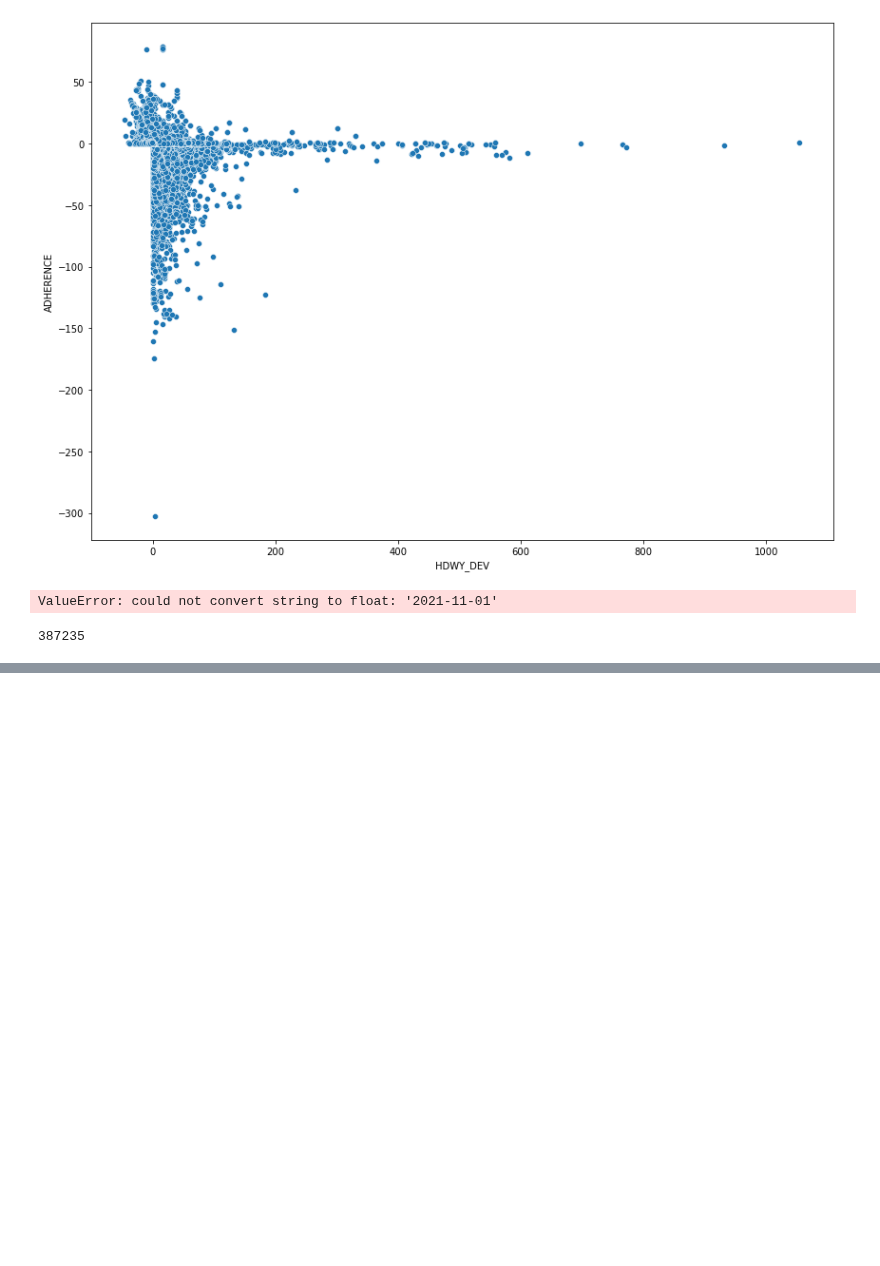
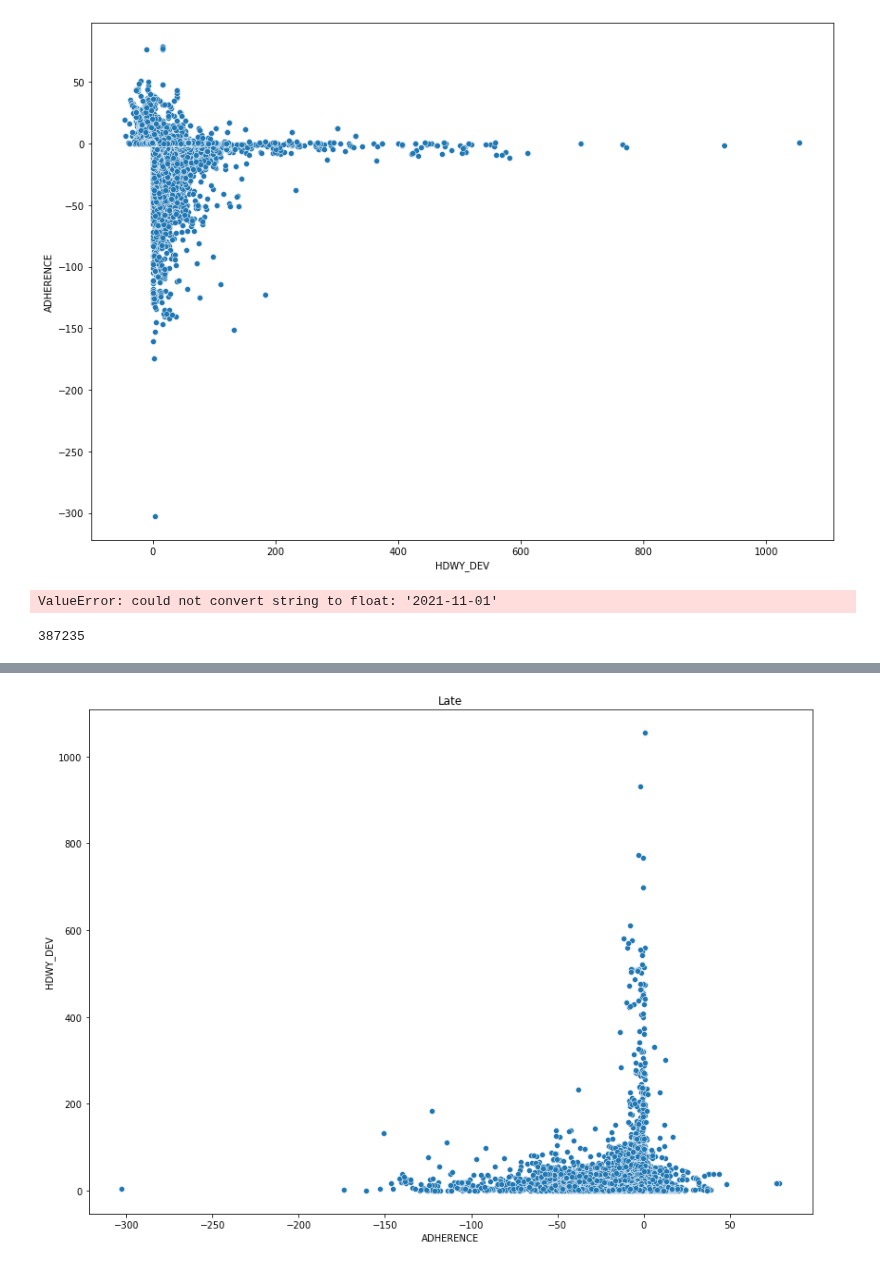
Before and after one commit to NSS-Data-Analytics-Cohort-7/wego-grumpy-concat, a Jupyter notebook: notebooks/grumpy_concat_wego.ipynb, the cells around one changed output, grey strips where cells are left out. Cells and saved outputs as stored; diff of their text form; code cells hidden in the pictures; blank space fills up the shorter version.

Commit message:
Working on correlation visuals

```diff
--- a/notebooks/grumpy_concat_wego.ipynb
+++ b/notebooks/grumpy_concat_wego.ipynb
@@ -729,0 +724,12 @@ late_test.isnull().sum()
+# %%
+late_hdwy=late_in[late_in['HDWY_DEV']>0]
+early_hdwy=late_in[late_in['HDWY_DEV']<0]
+on_time_hdwy=late_in[late_in['HDWY_DEV']==0]
+# %%
+df=late_hdwy
+fig, ax=plt.subplots(figsize=(14,10))
+sns.scatterplot(data=df, x = 'ADHERENCE', y = 'HDWY_DEV',)
+plt.title('Late')
+plt.show()
+# %% [output]
+[figure, added]
```
Also changed, not shown: parts of 38 cells of this notebook.
